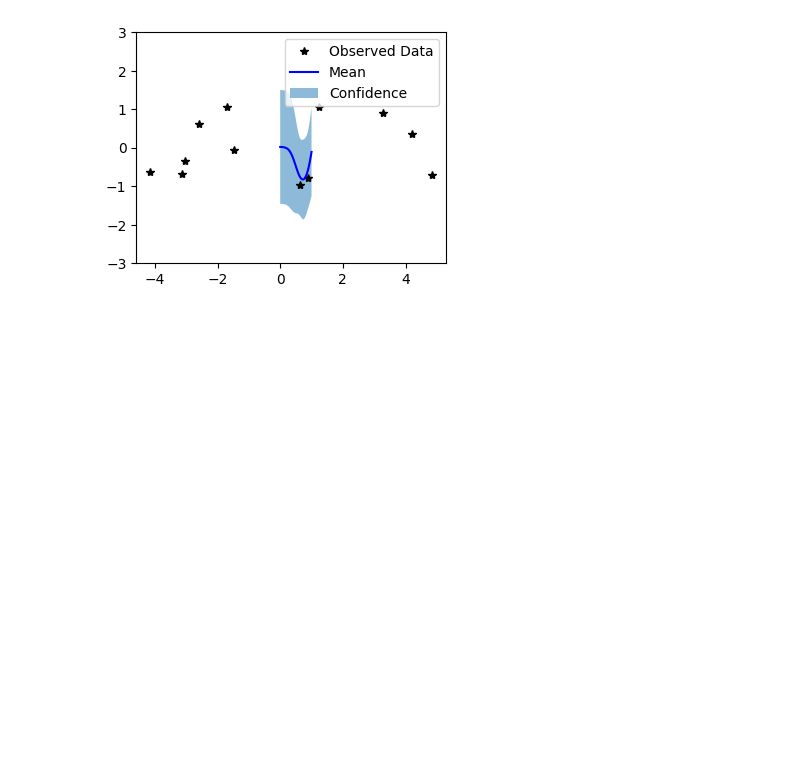
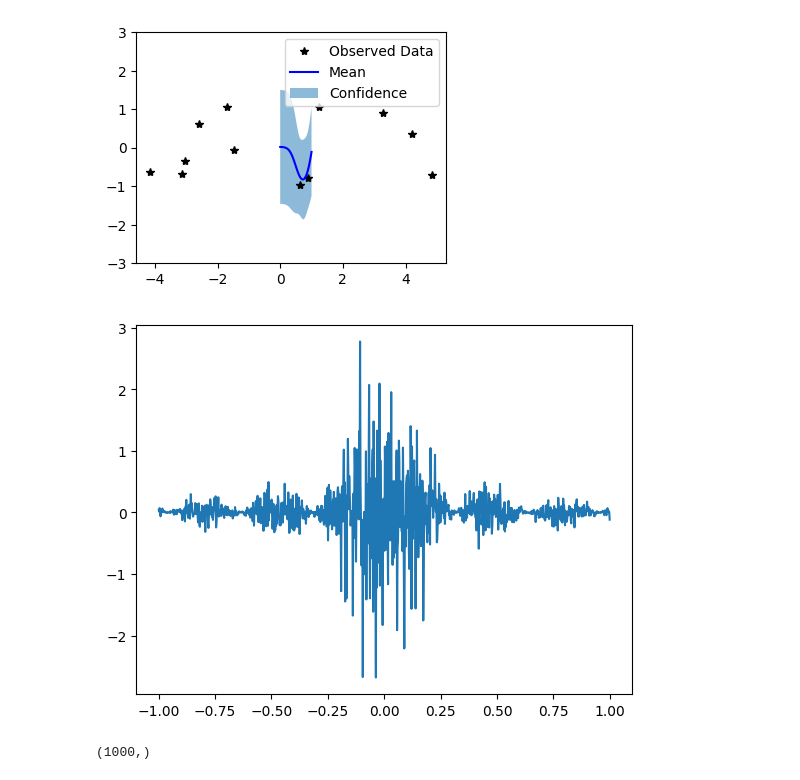
Before and after one commit to aslakdjupskas/MCDO, a Jupyter notebook: Code/explore GP /my_gp_torch.ipynb, the cells around one changed output. Cells and saved outputs as stored; diff of their text form; code cells hidden in the pictures; blank space fills up the shorter version.

```diff
--- a/Code/explore GP /my_gp_torch.ipynb
+++ b/Code/explore GP /my_gp_torch.ipynb
@@ -336,3 +336,19 @@ Iter 48/50 - Loss: 1.092   lengthscale: 0.188   noise: 0.161
 Iter 49/50 - Loss: 1.091   lengthscale: 0.185   noise: 0.157
 Iter 50/50 - Loss: 1.090   lengthscale: 0.181   noise: 0.153
 [figure]
+# %%
+import numpy as np
+import matplotlib.pyplot as plt
+
+N = 1000
+x = np.linspace(-1,1,N)
+y = np.sinc(np.pi*x)[:,None] * np.random.randn(N, 1)
+plt.figure()
+plt.plot(x,y)
+plt.show()
+# %% [output]
+[figure, added]
+# %%
+x.shape
+# %% [output]
+(1000,)
```
Also changed, not shown: 6 other files.
